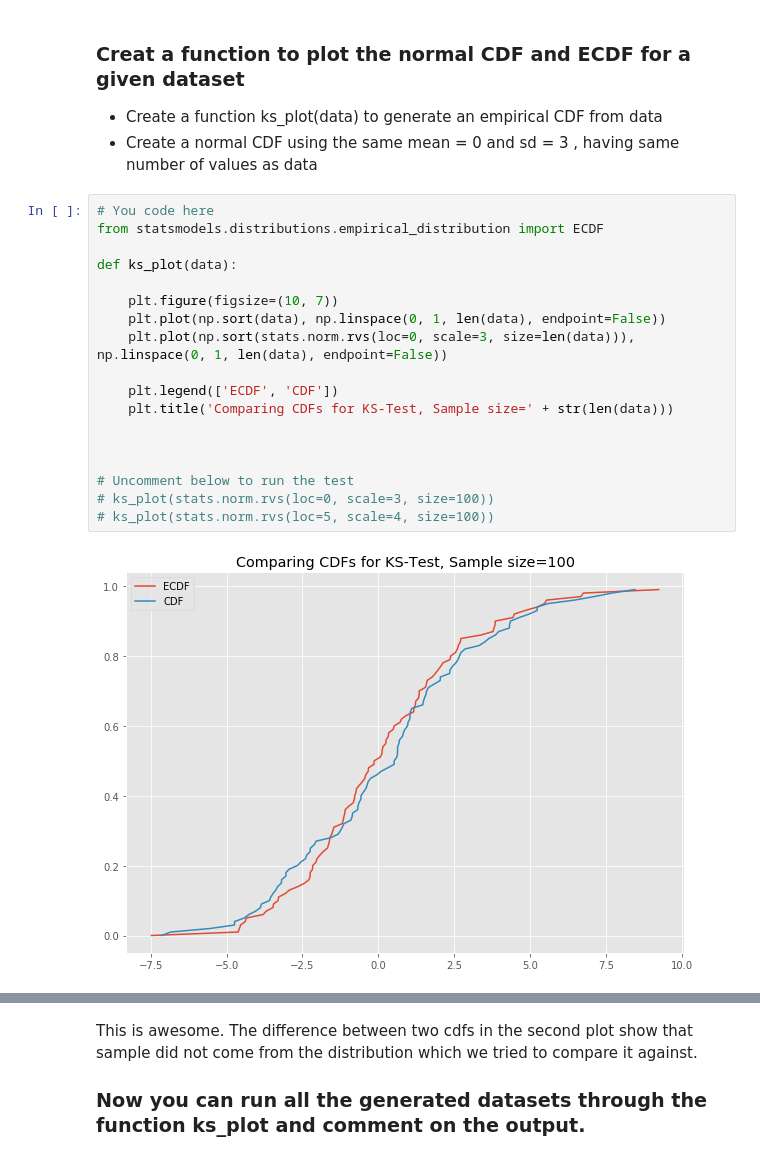
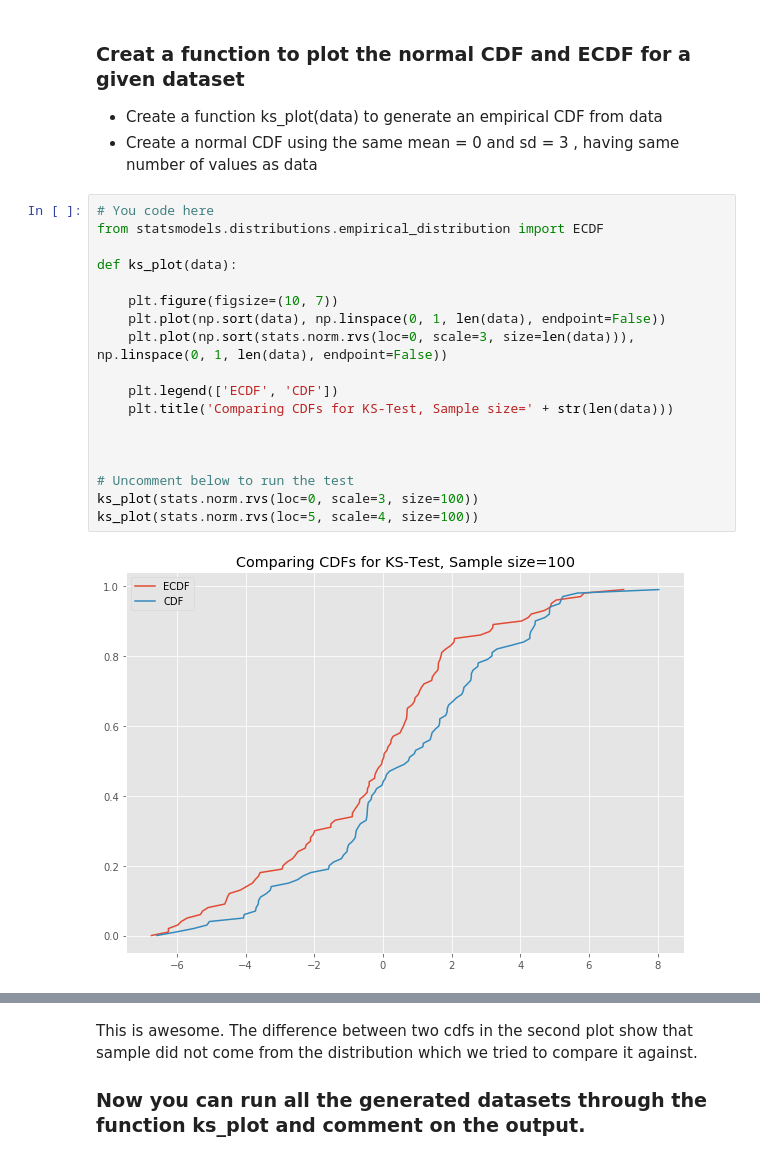
Before and after one commit to ZMBailey/dsc-2-23-04-kolmogorov-smirnov-test-lab-seattle-ds-career-040119, a Jupyter notebook: index.ipynb, the cells around one changed output, grey strips where cells are left out. Cells and saved outputs as stored; diff of their text form.

```diff
--- a/index.ipynb
+++ b/index.ipynb
@@ -66,20 +66,20 @@ x_1000
 # %%
 # You code here
 from statsmodels.distributions.empirical_distribution import ECDF
 
 def ks_plot(data):
 
     plt.figure(figsize=(10, 7))
     plt.plot(np.sort(data), np.linspace(0, 1, len(data), endpoint=False))
     plt.plot(np.sort(stats.norm.rvs(loc=0, scale=3, size=len(data))), np.linspace(0, 1, len(data), endpoint=False))
 
     plt.legend(['ECDF', 'CDF'])
     plt.title('Comparing CDFs for KS-Test, Sample size=' + str(len(data)))
 
 
 
 # Uncomment below to run the test
-# ks_plot(stats.norm.rvs(loc=0, scale=3, size=100))
-# ks_plot(stats.norm.rvs(loc=5, scale=4, size=100))
+ks_plot(stats.norm.rvs(loc=0, scale=3, size=100))
+ks_plot(stats.norm.rvs(loc=5, scale=4, size=100))
 # %% [output]
-[figure, old version]
+[figure, new version]
```
Also changed, not shown: parts of 1 cell of this notebook.
